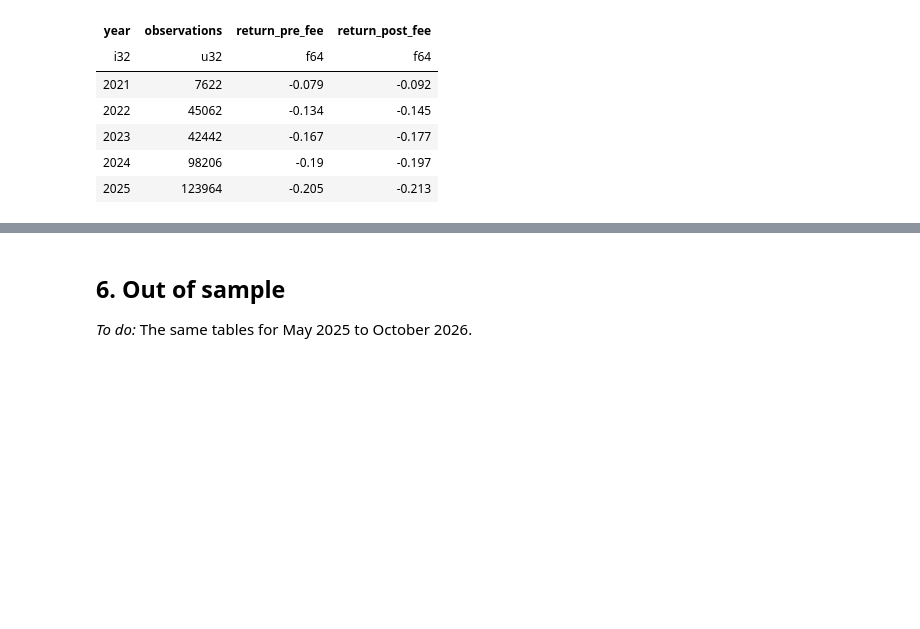
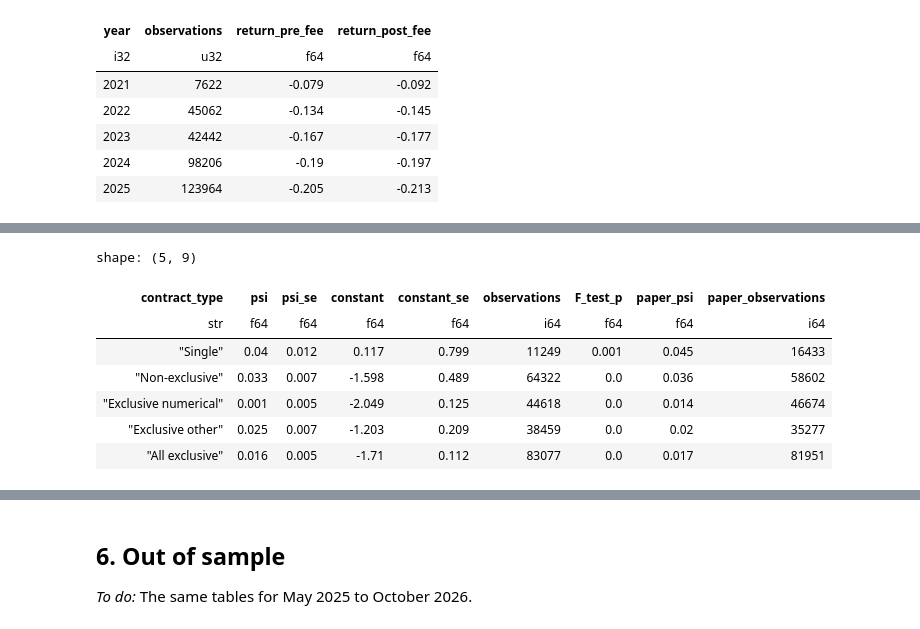
Before and after one commit to Shuhandler/kalshi-longshot-bias, a Jupyter notebook: kalshi_longshot.ipynb, the cells around one changed output, grey strips where cells are left out. Drawn from its saved outputs; the diff is of its cells as text; code cells hidden in the pictures; blank space fills up the shorter version.

Commit message:
Replicate paper's table 4,6,7

```diff
--- a/kalshi_longshot.ipynb
+++ b/kalshi_longshot.ipynb
@@ -152,7 +152,7 @@ categories = series.select(pl.col("ticker").alias("series_ticker"), "category")
 
 markets_clean = (
     markets
-    .select("ticker", "event_ticker", "series_ticker", "title", "yes_sub_title", "market_type", "result", "source",
+    .select("ticker", "event_ticker", "series_ticker", "title", "yes_sub_title", "market_type", "strike_type", "result", "source",
             pl.col("volume_fp").cast(pl.Float64).alias("volume"),
             pl.col("open_time").str.to_datetime(time_zone="UTC").alias("open"),
             pl.col("close_time").str.to_datetime(time_zone="UTC").alias("close"))
@@ -271,7 +271,7 @@ snapshots = (
     .join_asof(trades_in_order, left_on="snapshot_time", right_on="time", by="ticker", strategy="backward")
     .filter(pl.col("time").is_not_null())                      # the contract had not traded yet
     .select("ticker", "days_before", "time", "yes_price", "taker_side")
-    .join(sample.select("ticker", "event_ticker", "category", "result", "close"), on="ticker")
+    .join(sample.select("ticker", "event_ticker", "category", "strike_type", "volume", "result", "close"), on="ticker")
     .sort("ticker", "days_before")
 )
 # %% [markdown]
@@ -634,0 +644,34 @@ shape: (5, 4)
+# %%
+events = pl.read_parquet(DATA / "events.parquet").select("event_ticker", (pl.col("mutually_exclusive") == "True").alias("mutually_exclusive"))
+contracts_per_event = markets.group_by("event_ticker").agg(pl.col("ticker").n_unique().alias("contracts_in_event"))
+NUMERICAL_STRIKES = ["greater", "greater_or_equal", "less", "less_or_equal", "between"]
+
+yes_obs = (
+    yes_obs.join(events, on="event_ticker", how="left").join(contracts_per_event, on="event_ticker", how="left")
+    .with_columns(
+        pl.when(pl.col("contracts_in_event") == 1).then(pl.lit("Single"))
+          .when(~pl.col("mutually_exclusive")).then(pl.lit("Non-exclusive"))
+          .when(pl.col("strike_type").is_in(NUMERICAL_STRIKES)).then(pl.lit("Exclusive numerical"))
+          .otherwise(pl.lit("Exclusive other")).alias("contract_type"))
+)
+
+paper_table_4 = {"Single": (0.045, 16_433), "Non-exclusive": (0.036, 58_602),
+                 "Exclusive numerical": (0.014, 46_674), "Exclusive other": (0.020, 35_277)}
+rows = []
+for kind, (paper_psi, paper_n) in paper_table_4.items():
+    subset = yes_obs.filter(pl.col("contract_type") == kind)
+    cluster = ("ticker",) if kind == "Single" else ("event_ticker", "ticker")      # as in the paper's notes
+    rows.append({"contract_type": kind, **mincer_zarnowitz(subset, cluster_by=cluster),
+                 "paper_psi": paper_psi, "paper_observations": paper_n})
+rows.append({"contract_type": "All exclusive", **mincer_zarnowitz(yes_obs.filter(pl.col("contract_type").str.starts_with("Exclusive"))),
+             "paper_psi": 0.017, "paper_observations": 81_951})
+pl.DataFrame(rows).with_columns(pl.selectors.float().round(3))
+# %% [output]
+shape: (5, 9)
+| contract_type | psi | psi_se | constant | constant_se | observations | F_test_p | paper_psi | paper_observations |
+| str | f64 | f64 | f64 | f64 | i64 | f64 | f64 | i64 |
+| "Single" | 0.04 | 0.012 | 0.117 | 0.799 | 11249 | 0.001 | 0.045 | 16433 |
+| "Non-exclusive" | 0.033 | 0.007 | -1.598 | 0.489 | 64322 | 0.0 | 0.036 | 58602 |
+| "Exclusive numerical" | 0.001 | 0.005 | -2.049 | 0.125 | 44618 | 0.0 | 0.014 | 46674 |
+| "Exclusive other" | 0.025 | 0.007 | -1.203 | 0.209 | 38459 | 0.0 | 0.02 | 35277 |
+| "All exclusive" | 0.016 | 0.005 | -1.71 | 0.112 | 83077 | 0.0 | 0.017 | 81951 |
```
Also changed, not shown: parts of 5 cells of this notebook, 2 other files.
